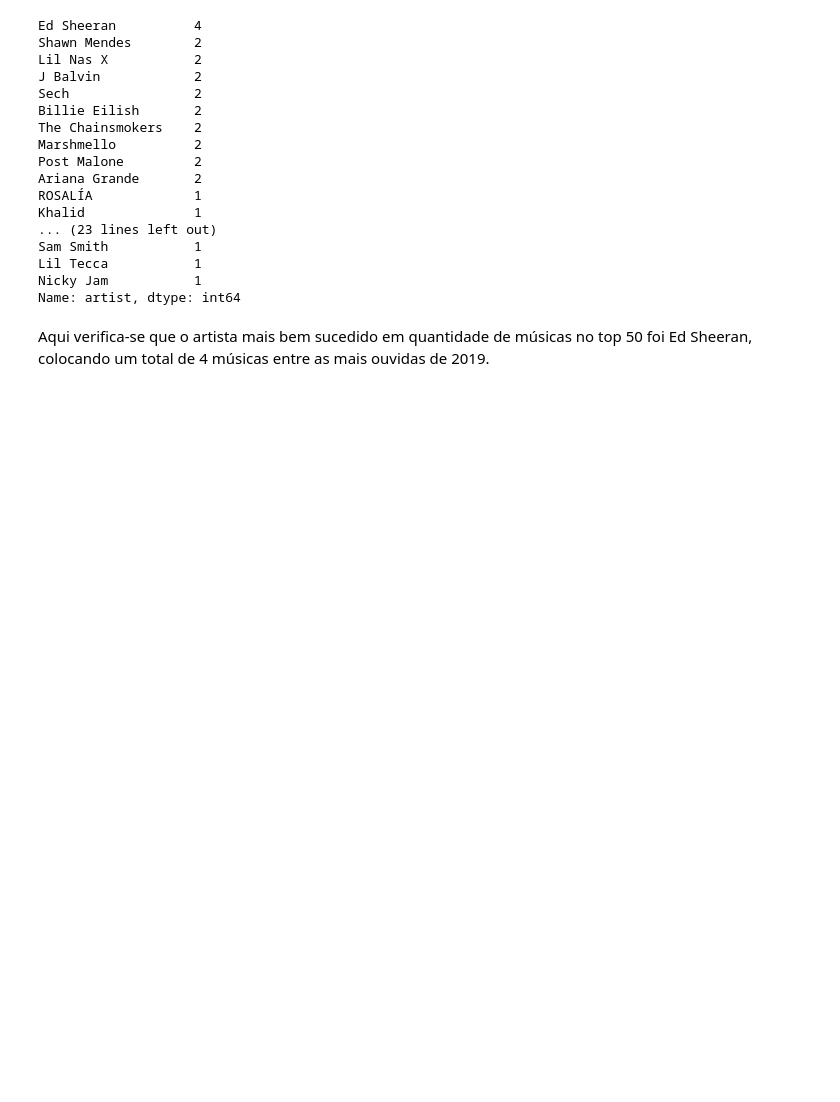
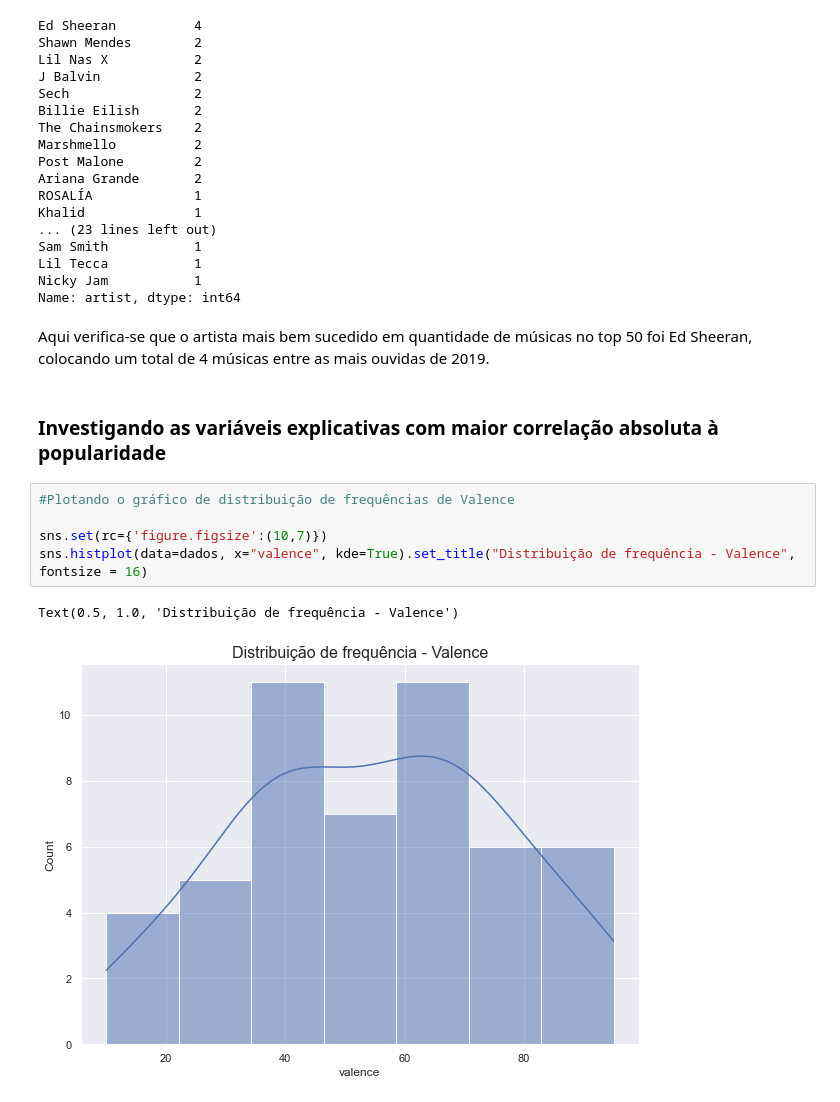
Before and after one commit to Zildriely/Spotify_Top50, a Jupyter notebook: Spotify Top 50.ipynb, the cells around one changed output. Cells and saved outputs as stored; diff of their text form; blank space fills up the shorter version.

```diff
--- a/Spotify Top 50.ipynb
+++ b/Spotify Top 50.ipynb
@@ -164,3 +170,13 @@ Nicky Jam           1
 Name: artist, dtype: int64
 # %% [markdown]
 Aqui verifica-se que o artista mais bem sucedido em quantidade de músicas no top 50 foi Ed Sheeran, colocando um total de 4 músicas entre as mais ouvidas de 2019.
+# %% [markdown]
+### Investigando as variáveis explicativas com maior correlação absoluta à popularidade
+# %%
+#Plotando o gráfico de distribuição de frequências de Valence
+
+sns.set(rc={'figure.figsize':(10,7)})
+sns.histplot(data=dados, x="valence", kde=True).set_title("Distribuição de frequência - Valence", fontsize = 16)
+# %% [output]
+Text(0.5, 1.0, 'Distribuição de frequência - Valence')
+[figure, added]
```
Also changed, not shown: parts of 16 cells of this notebook.
